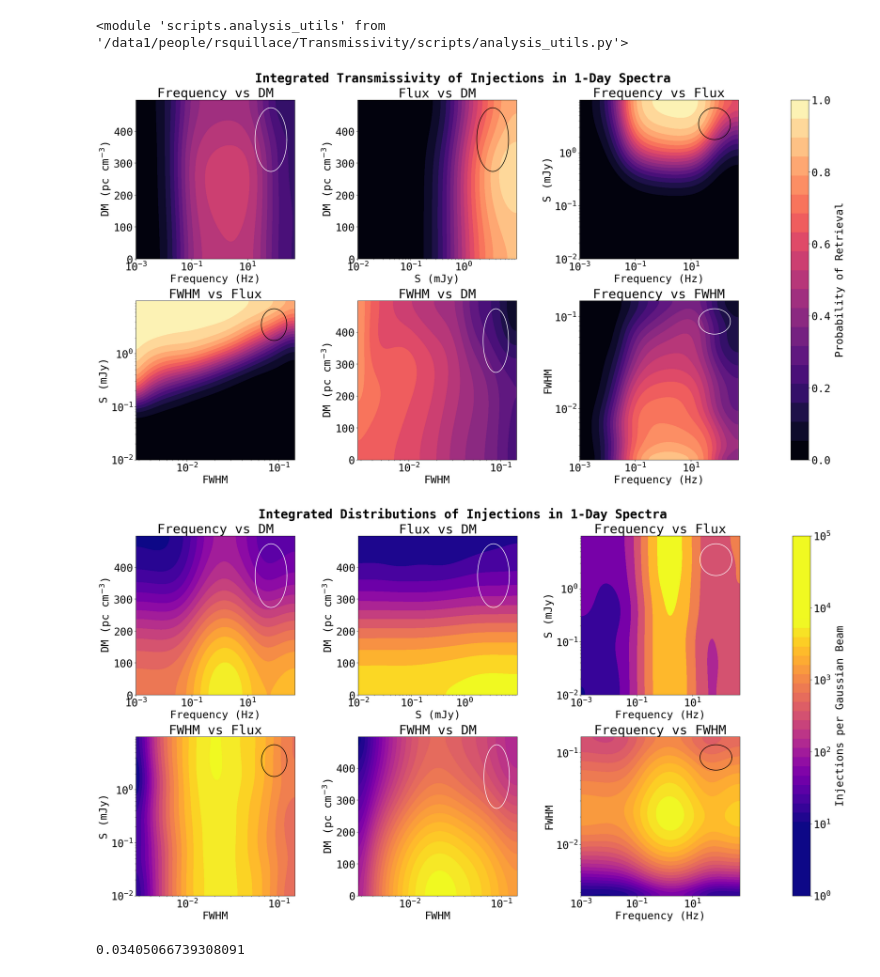
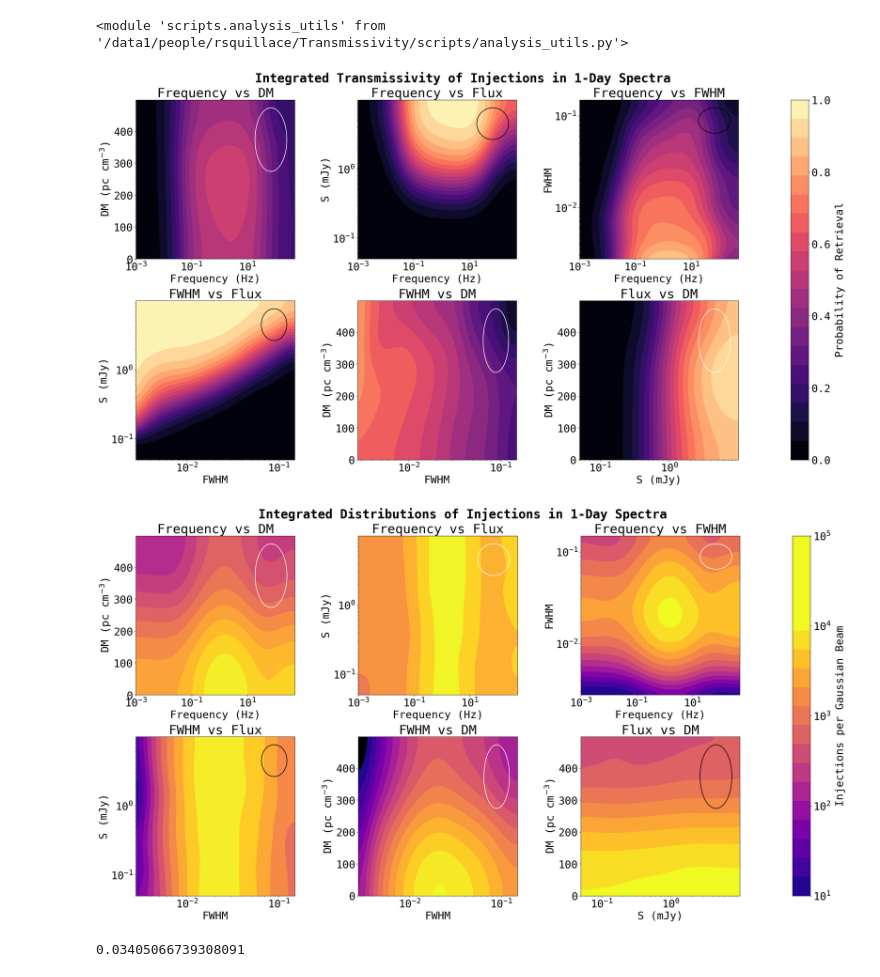
Before and after one commit to chime-sps/Transmissivity, a Jupyter notebook: results/injection_analysis_2d.ipynb, the cells around one changed output. Cells and saved outputs as stored; diff of their text form; code cells hidden in the pictures.

```diff
--- a/results/injection_analysis_2d.ipynb
+++ b/results/injection_analysis_2d.ipynb
@@ -58,7 +58,7 @@ RA_bins = np.arange(min(RA), max(RA), 0.5)
 Dec_bins = np.arange(min(Dec), max(Dec), 0.5)
 f_bins = np.logspace(np.log10(min(f)), np.log10(max(f)), 1000)
 DM_bins = np.arange(min(DM), 500)
-S_bins = np.logspace(np.log10(min(S)), np.log10(max(S)), 1000)
+S_bins = np.logspace(np.log10(0.05), np.log10(max(S)), 1000)
 fwhm_bins = np.logspace(np.log10(min(fwhm)), np.log10(0.15), 1000)
 # %%
 f_dev = 100
@@ -104,45 +104,46 @@ fwhm_f_inj_smooth_1, fwhm_f_ret_p_1, fwhm_f_ret_p_smooth_1 = au.get_sensitivity(
     stype = '2d'
 )
 # %%
-bins1 = [f_bins, S_bins, f_bins, fwhm_bins, fwhm_bins, f_bins]
-bins2 = [DM_bins, DM_bins, S_bins, S_bins, DM_bins, fwhm_bins]
+bins1 = [f_bins, f_bins, f_bins, fwhm_bins, fwhm_bins, S_bins]
+bins2 = [DM_bins, S_bins, fwhm_bins, S_bins, DM_bins,  DM_bins]
 
-dev1 = [f_dev, S_dev, f_dev, FWHM_dev, FWHM_dev, f_dev]
-dev2 = [DM_dev, DM_dev, S_dev, S_dev, DM_dev, FWHM_dev]
+dev1 = [f_dev, f_dev, f_dev, FWHM_dev, FWHM_dev, f_dev]
+dev2 = [DM_dev, S_dev, FWHM_dev, S_dev, DM_dev, DM_dev]
 # %%
 importlib.reload(au)
 # %% [output]
 <module 'scripts.analysis_utils' from '/data1/people/rsquillace/Transmissivity/scripts/analysis_utils.py'>
 # %%
-transmissivities_1 = [dm_f_ret_p_smooth_1, dm_s_ret_p_smooth_1, s_f_ret_p_smooth_1,
-             s_fwhm_ret_p_smooth_1, dm_fwhm_ret_p_smooth_1, fwhm_f_ret_p_smooth_1]
+transmissivities_1 = [dm_f_ret_p_smooth_1, s_f_ret_p_smooth_1, fwhm_f_ret_p_smooth_1,
+             s_fwhm_ret_p_smooth_1, dm_fwhm_ret_p_smooth_1, dm_s_ret_p_smooth_1]
 
 au.make_contour_map(transmissivities_1,
                      bins1, bins2,
                      dev1, dev2,
                      'Integrated Transmissivity of Injections in 1-Day Spectra',
                      ellipse_colors = ['w', 'k', 'k', 'k', 'w', 'w']
                      )
 
 injections_1 = [dm_f_inj_smooth_1,
-                dm_s_inj_smooth_1,
                 s_f_inj_smooth_1,
+                fwhm_f_inj_smooth_1,
                 s_fwhm_inj_smooth_1,
                 dm_fwhm_inj_smooth_1,
-                fwhm_f_inj_smooth_1]
+                dm_s_inj_smooth_1,
+                ]
 
 au.make_contour_map(injections_1,
                      bins1, bins2,
                      dev1, dev2,
                      'Integrated Distributions of Injections in 1-Day Spectra',
                      cmap = 'plasma',
                      colorbar_name = 'Injections per Gaussian Beam',
                      cmap_log = True,
                      ellipse_colors = ['w', 'w', 'w', 'k', 'w', 'k']
                      )
 # %% [output]
-[figure, old version]
+[figure, new version]
-[figure, old version]
+[figure, new version]
 # %%
 S_mask = data_1[:, 6] < 0.1
 retrieved_mask = data_1[:, -1] > 0
```
Also changed, not shown: parts of 6 cells of this notebook, 1 other file.
